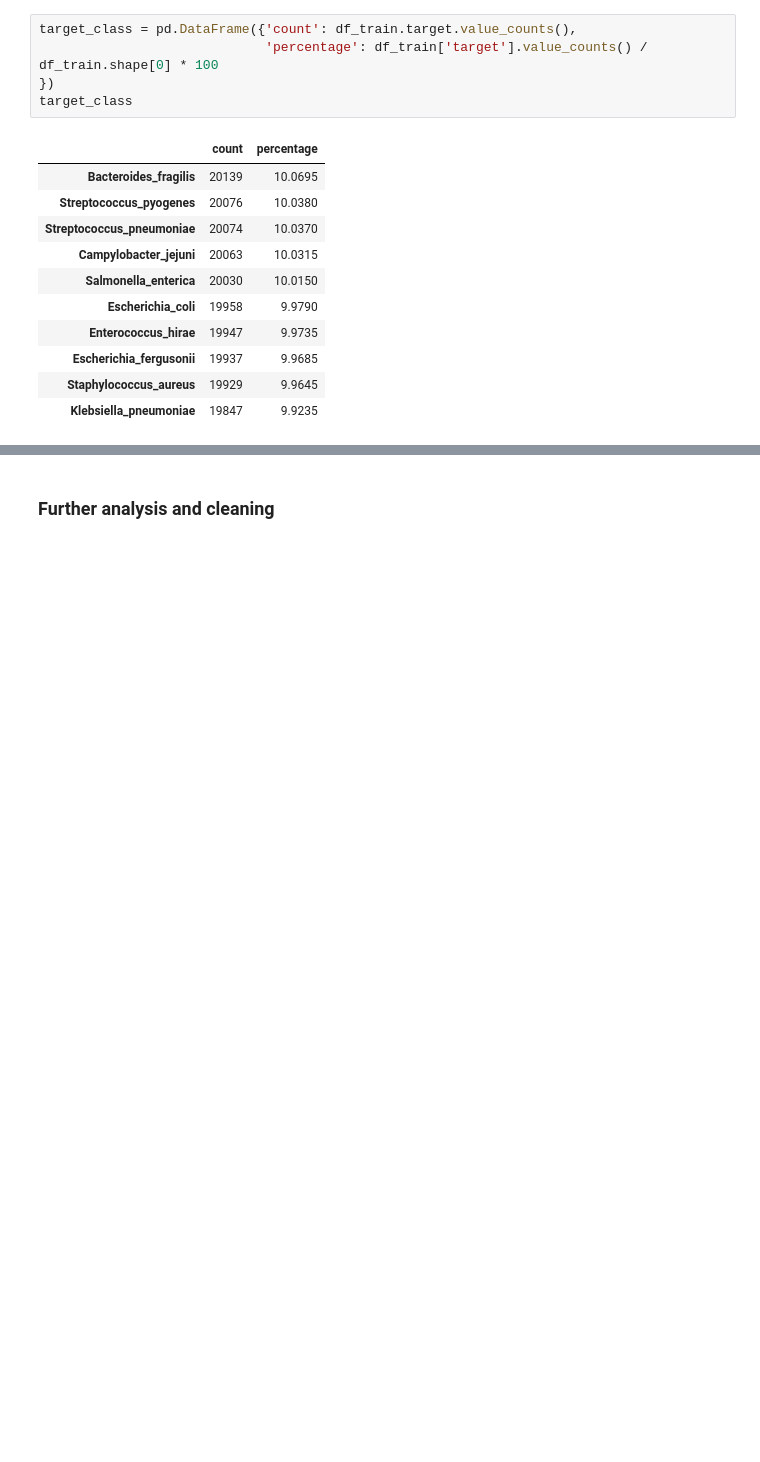
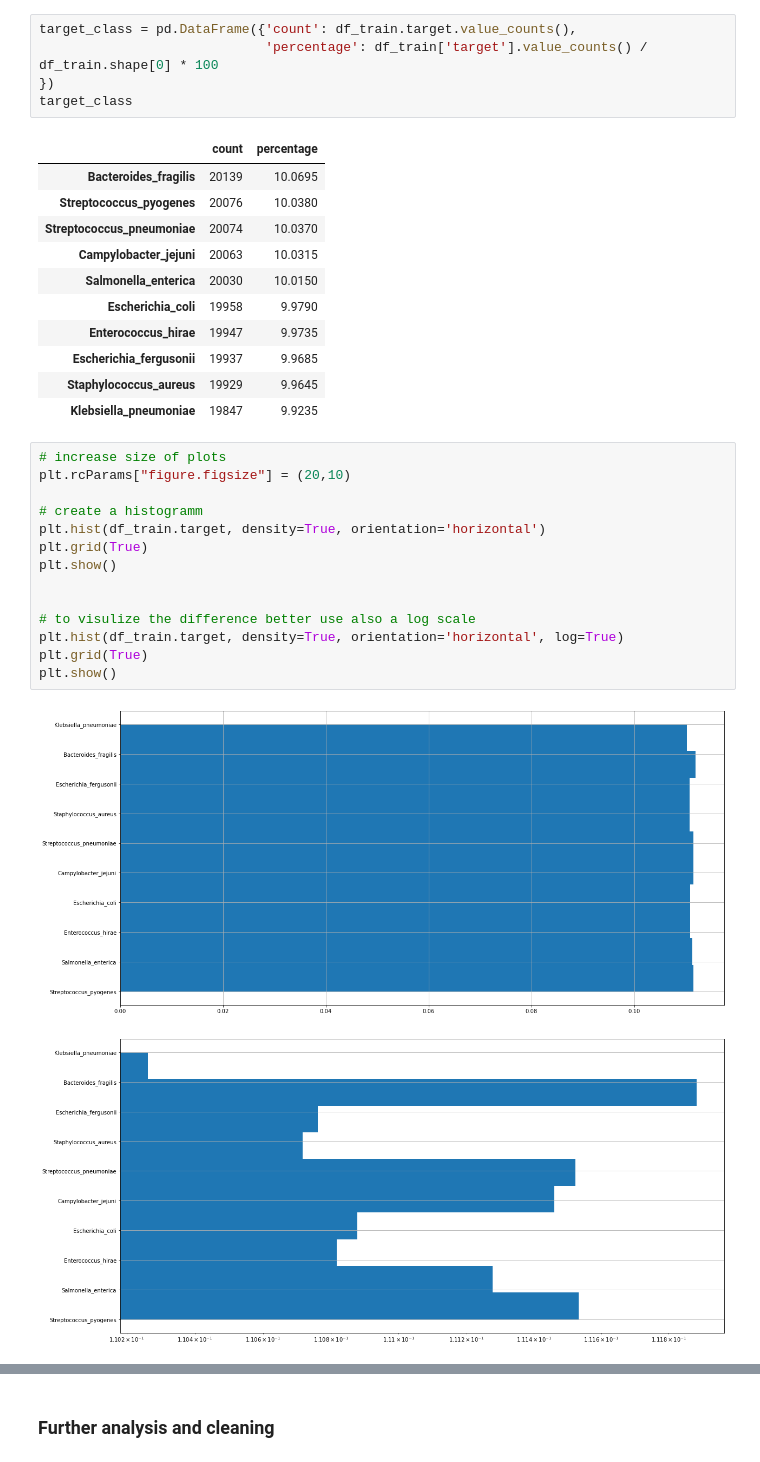
Before and after one commit to cloud-erik/5509, a Jupyter notebook: random-forest.ipynb, the cells around one changed output, grey strips where cells are left out. Cells and saved outputs as stored; diff of their text form; blank space fills up the shorter version.

```diff
--- a/random-forest.ipynb
+++ b/random-forest.ipynb
@@ -133,3 +135,20 @@ target_class
 | Escherichia_fergusonii | 19937 | 9.9685 |
 | Staphylococcus_aureus | 19929 | 9.9645 |
 | Klebsiella_pneumoniae | 19847 | 9.9235 |
+# %%
+# increase size of plots
+plt.rcParams["figure.figsize"] = (20,10)
+
+# create a histogramm
+plt.hist(df_train.target, density=True, orientation='horizontal')
+plt.grid(True)
+plt.show()
+
+
+# to visulize the difference better use also a log scale
+plt.hist(df_train.target, density=True, orientation='horizontal', log=True)
+plt.grid(True)
+plt.show()
+# %% [output]
+[figure, added]
+[figure, added]
```
Also changed, not shown: parts of 88 cells of this notebook.
